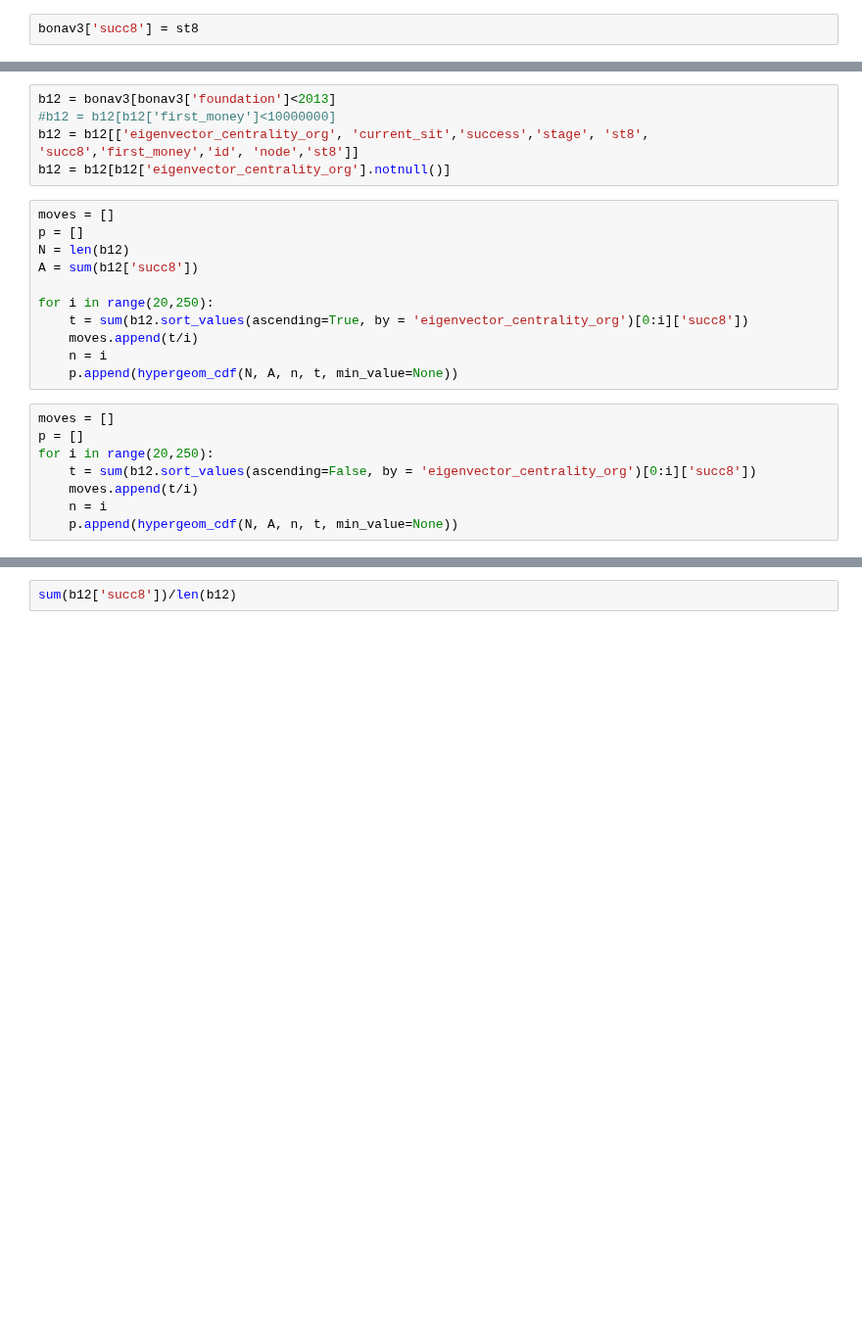
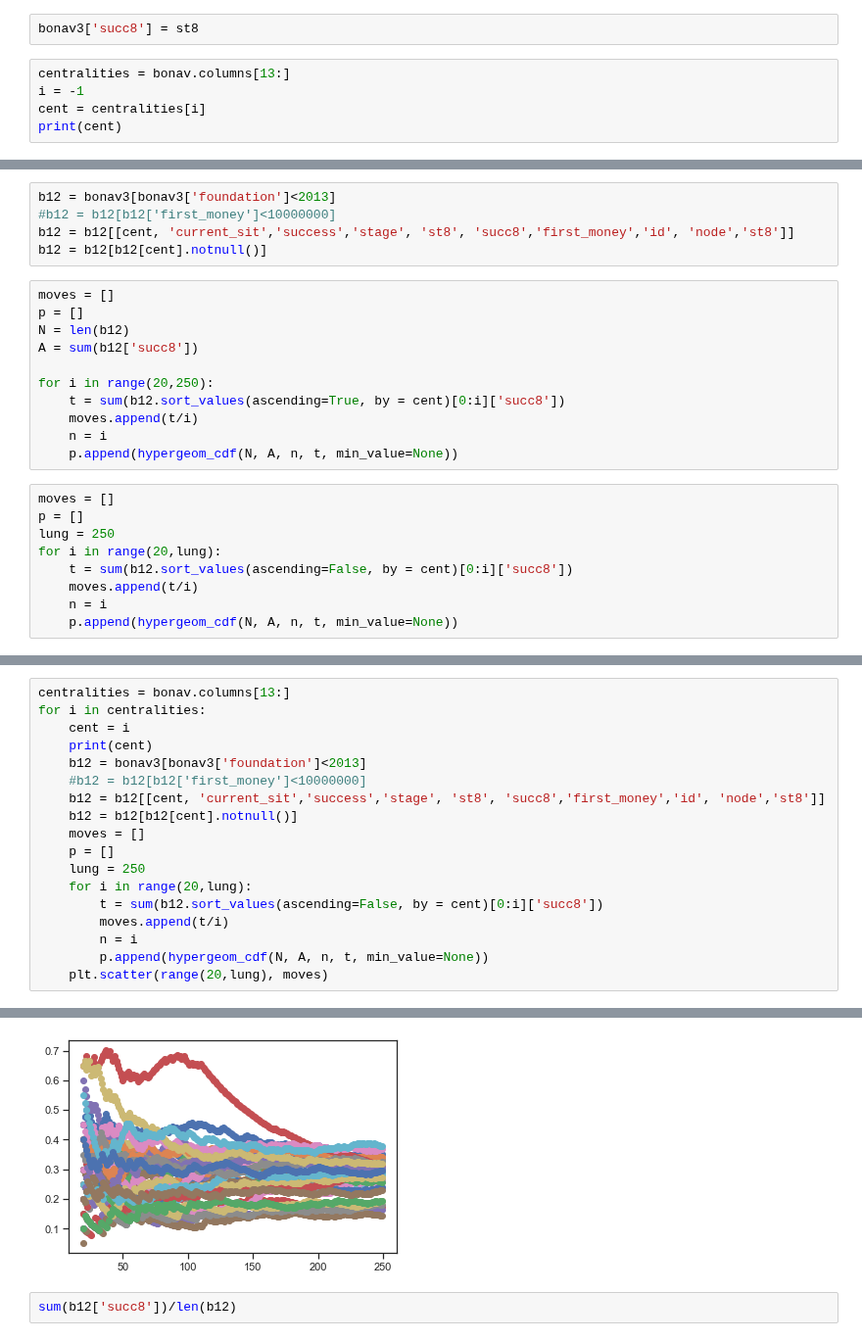
Before and after one commit to testalorenzo/crunch_net, a Jupyter notebook: ANS/ANS_all/orgorg4/Untitled.ipynb, the cells around one changed output, grey strips where cells are left out. Shown at 98% size. Cells and saved outputs as stored; diff of their text form; blank space fills up the shorter version.

```diff
--- a/ANS/ANS_all/orgorg4/Untitled.ipynb
+++ b/ANS/ANS_all/orgorg4/Untitled.ipynb
@@ -181,3 +181,8 @@ for y in range(1995,2022):
 df_s = pd.DataFrame({'current_sit': outcome, 'success' : success})
 # %%
 bonav3['succ8'] = st8
+# %%
+centralities = bonav.columns[13:]
+i = -1
+cent = centralities[i]
+print(cent)
@@ -184,8 +191,8 @@ bonav3['succ8'] = st8
 # %%
 b12 = bonav3[bonav3['foundation']<2013]
 #b12 = b12[b12['first_money']<10000000]
-b12 = b12[['eigenvector_centrality_org', 'current_sit','success','stage', 'st8', 'succ8','first_money','id', 'node','st8']]
-b12 = b12[b12['eigenvector_centrality_org'].notnull()]
+b12 = b12[[cent, 'current_sit','success','stage', 'st8', 'succ8','first_money','id', 'node','st8']]
+b12 = b12[b12[cent].notnull()]
 # %%
 moves = []
 p = []
@@ -193,15 +200,16 @@ N = len(b12)
 A = sum(b12['succ8'])
 
 for i in range(20,250):
-    t = sum(b12.sort_values(ascending=True, by = 'eigenvector_centrality_org')[0:i]['succ8'])
+    t = sum(b12.sort_values(ascending=True, by = cent)[0:i]['succ8'])
     moves.append(t/i)
     n = i
     p.append(hypergeom_cdf(N, A, n, t, min_value=None))
 # %%
 moves = []
 p = []
-for i in range(20,250):
-    t = sum(b12.sort_values(ascending=False, by = 'eigenvector_centrality_org')[0:i]['succ8'])
+lung = 250
+for i in range(20,lung):
+    t = sum(b12.sort_values(ascending=False, by = cent)[0:i]['succ8'])
     moves.append(t/i)
     n = i
     p.append(hypergeom_cdf(N, A, n, t, min_value=None))
@@ -212,0 +216,19 @@ plt.scatter(range(20,1500),moves)
+# %%
+centralities = bonav.columns[13:]
+for i in centralities:
+    cent = i
+    print(cent)
+    b12 = bonav3[bonav3['foundation']<2013]
+    #b12 = b12[b12['first_money']<10000000]
+    b12 = b12[[cent, 'current_sit','success','stage', 'st8', 'succ8','first_money','id', 'node','st8']]
+    b12 = b12[b12[cent].notnull()]
+    moves = []
+    p = []
+    lung = 250
+    for i in range(20,lung):
+        t = sum(b12.sort_values(ascending=False, by = cent)[0:i]['succ8'])
+        moves.append(t/i)
+        n = i
+        p.append(hypergeom_cdf(N, A, n, t, min_value=None))
+    plt.scatter(range(20,lung), moves)
+# %% [output]
@@ -213,3 +252,4 @@ plt.scatter(range(20,1500),moves)
+[figure, added]
 # %%
 sum(b12['succ8'])/len(b12)
 # %% [output]
```
Also changed, not shown: parts of 6 cells of this notebook, 1 other file.
